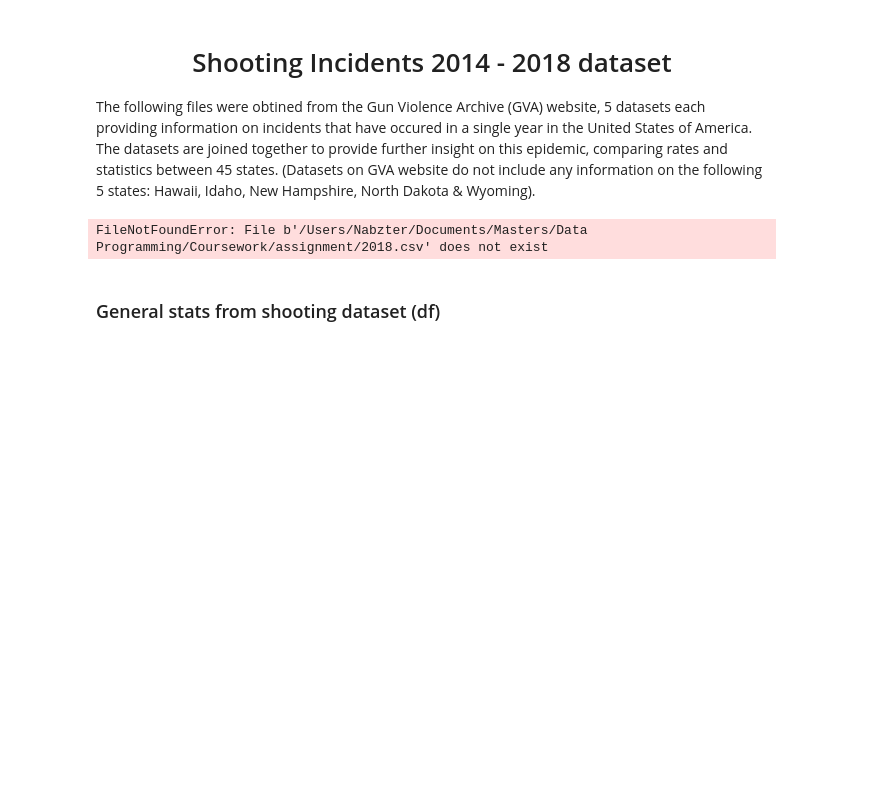
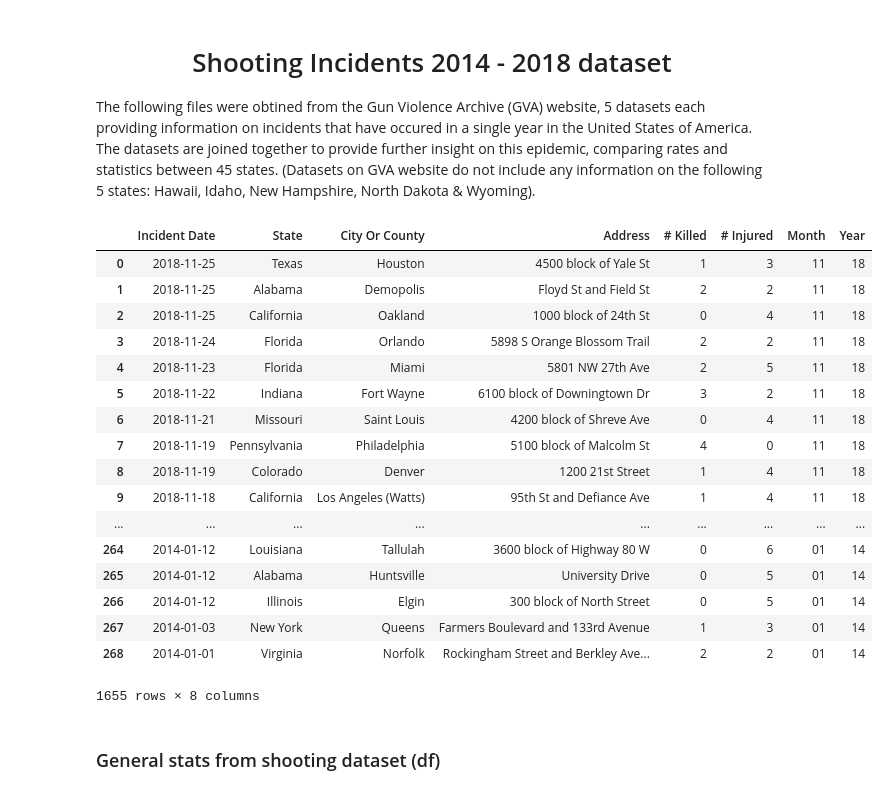
Before and after one commit to nmouky/USA-shootings-2014---2018-, a Jupyter notebook: 2014-2018 USA shooting incidents.ipynb, the cells around one changed output. Saved outputs shown, nothing was run; the diff lists cells and outputs as text; code cells hidden in the pictures; blank space fills up the shorter version.

```diff
--- a/2014-2018 USA shooting incidents.ipynb
+++ b/2014-2018 USA shooting incidents.ipynb
@@ -5,37 +5,54 @@ The following files were obtined from the Gun Violence Archive (GVA) website, 5
 # %%
 import pandas as pd
 import numpy as np
 import datetime
 import matplotlib.pyplot as plt
 import matplotlib.patches as mpatches
 
 # Concatenate 5 data framess collected from GVA site.
-df_18 = pd.read_csv(r'/Users/Nabzter/Documents/Masters/Data Programming/Coursework/assignment/2018.csv')
+df_18 = pd.read_csv(r'2018.csv')
 
-df_17 = pd.read_csv(r'/Users/Nabzter/Documents/Masters/Data Programming/Coursework/assignment/2017.csv')
+df_17 = pd.read_csv(r'2017.csv')
 
-df_16 = pd.read_csv(r'/Users/Nabzter/Documents/Masters/Data Programming/Coursework/assignment/2016.csv')
+df_16 = pd.read_csv(r'2016.csv')
 
-df_15 = pd.read_csv(r'/Users/Nabzter/Documents/Masters/Data Programming/Coursework/assignment/2015.csv')
+df_15 = pd.read_csv(r'2015.csv')
 
-df_14 = pd.read_csv(r'/Users/Nabzter/Documents/Masters/Data Programming/Coursework/assignment/2014.csv')
+df_14 = pd.read_csv(r'2014.csv')
 
 #Drop Operations Column as it is not needed.
 
 data = [df_18, df_17, df_16, df_15, df_14]
 df = pd.concat(data)
 df = df.drop(['Operations'], axis = 1)
 
 # Convert string to datetime:
 
 df['Incident Date'] = pd.to_datetime(df['Incident Date'])
 
 # Create two new columns from newly converted datetime column this will assist with providing useful data.
 df['Month'] = pd.to_datetime(df['Incident Date']).dt.strftime('%m')
 df['Year'] = pd.to_datetime(df['Incident Date']).dt.strftime('%y')
 df
 # %% [output]
+|  | Incident Date | State | City Or County | Address | # Killed | # Injured | Month | Year |
+| 0 | 2018-11-25 | Texas | Houston | 4500 block of Yale St | 1 | 3 | 11 | 18 |
+| 1 | 2018-11-25 | Alabama | Demopolis | Floyd St and Field St | 2 | 2 | 11 | 18 |
+| 2 | 2018-11-25 | California | Oakland | 1000 block of 24th St | 0 | 4 | 11 | 18 |
+| 3 | 2018-11-24 | Florida | Orlando | 5898 S Orange Blossom Trail | 2 | 2 | 11 | 18 |
+| 4 | 2018-11-23 | Florida | Miami | 5801 NW 27th Ave | 2 | 5 | 11 | 18 |
+| 5 | 2018-11-22 | Indiana | Fort Wayne | 6100 block of Downingtown Dr | 3 | 2 | 11 | 18 |
+| 6 | 2018-11-21 | Missouri | Saint Louis | 4200 block of Shreve Ave | 0 | 4 | 11 | 18 |
+| 7 | 2018-11-19 | Pennsylvania | Philadelphia | 5100 block of Malcolm St | 4 | 0 | 11 | 18 |
+| 8 | 2018-11-19 | Colorado | Denver | 1200 21st Street | 1 | 4 | 11 | 18 |
+| 9 | 2018-11-18 | California | Los Angeles (Watts) | 95th St and Defiance Ave | 1 | 4 | 11 | 18 |
+| ... | ... | ... | ... | ... | ... | ... | ... | ... |
+| 264 | 2014-01-12 | Louisiana | Tallulah | 3600 block of Highway 80 W | 0 | 6 | 01 | 14 |
+| 265 | 2014-01-12 | Alabama | Huntsville | University Drive | 0 | 5 | 01 | 14 |
+| 266 | 2014-01-12 | Illinois | Elgin | 300 block of North Street | 0 | 5 | 01 | 14 |
+| 267 | 2014-01-03 | New York | Queens | Farmers Boulevard and 133rd Avenue | 1 | 3 | 01 | 14 |
+| 268 | 2014-01-01 | Virginia | Norfolk | Rockingham Street and Berkley Ave... | 2 | 2 | 01 | 14 |
-FileNotFoundError: File b'/Users/Nabzter/Documents/Masters/Data Programming/Coursework/assignment/2018.csv' does not exist
+1655 rows × 8 columns
 # %% [markdown]
 ### General stats from shooting dataset (df)
 # %% [markdown]
```
Also changed, not shown: parts of 32 cells of this notebook.
